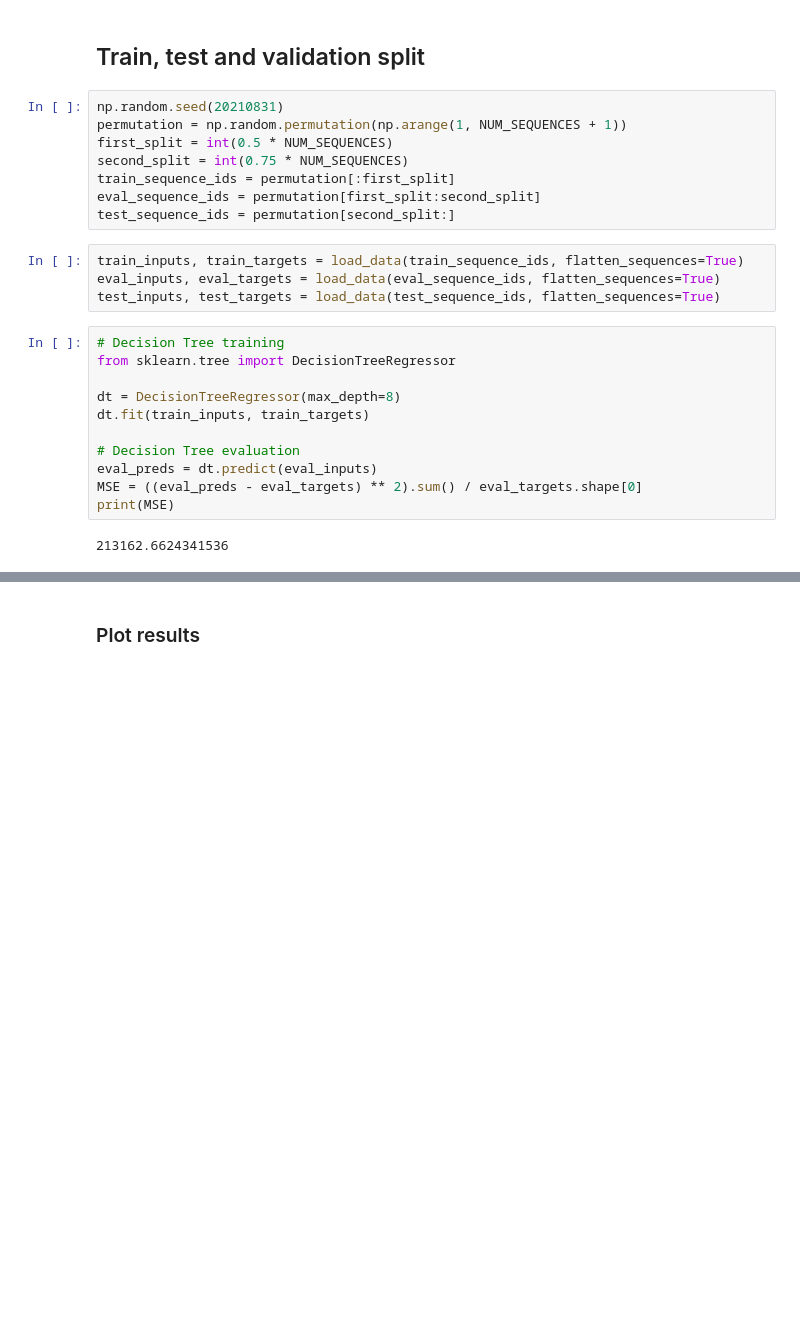
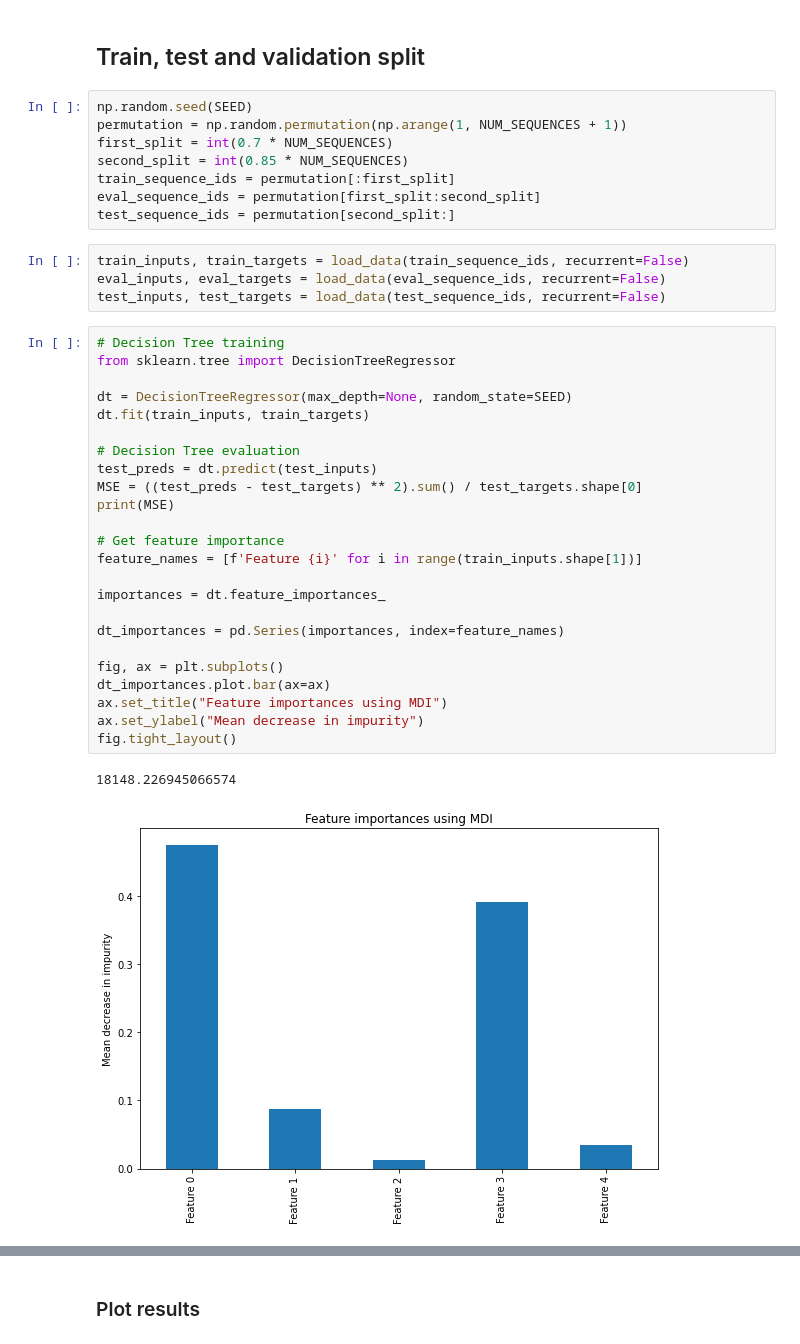
Before and after one commit to CarolineSainvitu/cenaero, a Jupyter notebook: yann/cenaero.ipynb, the cells around one changed output, grey strips where cells are left out. Drawn from its saved outputs; the diff is of its cells as text; blank space fills up the shorter version.

Commit message:
Add MLP, Tree Feature Importance and RNN

```diff
--- a/yann/cenaero.ipynb
+++ b/yann/cenaero.ipynb
@@ -76,30 +88,44 @@ break_times: (8,)
 # %% [markdown]
 ## Train, test and validation split
 # %%
-np.random.seed(20210831)
+np.random.seed(SEED)
 permutation = np.random.permutation(np.arange(1, NUM_SEQUENCES + 1))
-first_split = int(0.5 * NUM_SEQUENCES)
-second_split = int(0.75 * NUM_SEQUENCES)
+first_split = int(0.7 * NUM_SEQUENCES)
+second_split = int(0.85 * NUM_SEQUENCES)
 train_sequence_ids = permutation[:first_split]
 eval_sequence_ids = permutation[first_split:second_split]
 test_sequence_ids = permutation[second_split:]
 # %%
-train_inputs, train_targets = load_data(train_sequence_ids, flatten_sequences=True)
-eval_inputs, eval_targets = load_data(eval_sequence_ids, flatten_sequences=True)
-test_inputs, test_targets = load_data(test_sequence_ids, flatten_sequences=True)
+train_inputs, train_targets = load_data(train_sequence_ids, recurrent=False)
+eval_inputs, eval_targets = load_data(eval_sequence_ids, recurrent=False)
+test_inputs, test_targets = load_data(test_sequence_ids, recurrent=False)
 # %%
 # Decision Tree training
 from sklearn.tree import DecisionTreeRegressor
 
-dt = DecisionTreeRegressor(max_depth=8)
+dt = DecisionTreeRegressor(max_depth=None, random_state=SEED)
 dt.fit(train_inputs, train_targets)
 
 # Decision Tree evaluation
-eval_preds = dt.predict(eval_inputs)
-MSE = ((eval_preds - eval_targets) ** 2).sum() / eval_targets.shape[0]
+test_preds = dt.predict(test_inputs)
+MSE = ((test_preds - test_targets) ** 2).sum() / test_targets.shape[0]
 print(MSE)
+
+# Get feature importance
+feature_names = [f'Feature {i}' for i in range(train_inputs.shape[1])]
+
+importances = dt.feature_importances_
+
+dt_importances = pd.Series(importances, index=feature_names)
+
+fig, ax = plt.subplots()
+dt_importances.plot.bar(ax=ax)
+ax.set_title("Feature importances using MDI")
+ax.set_ylabel("Mean decrease in impurity")
+fig.tight_layout()
 # %% [output]
-213162.6624341536
+18148.226945066574
+[figure, added]
 # %%
 # Random Forest training
 from sklearn.ensemble import RandomForestRegressor
```
Also changed, not shown: parts of 23 cells of this notebook.
